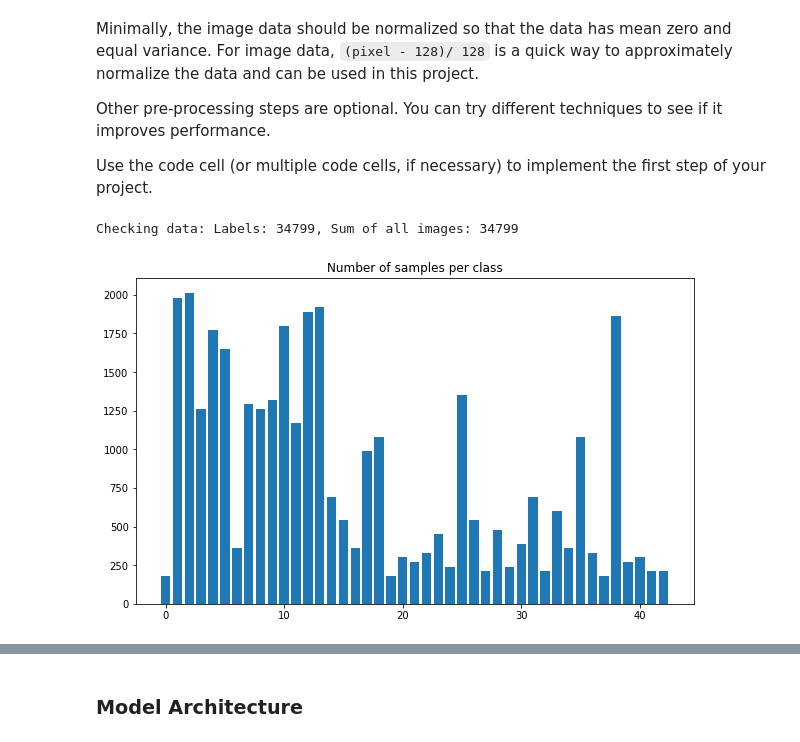
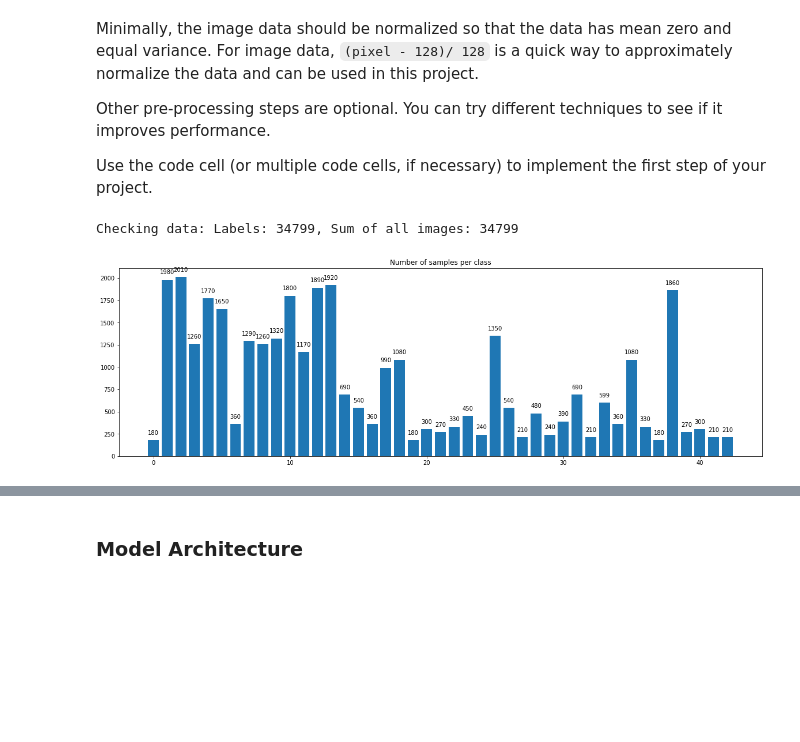
Before and after one commit to RenSilvaAU/CarND-Traffic-Sign-Classifier-Project, a Jupyter notebook: Traffic_Sign_Classifier.ipynb, the cells around one changed output, grey strips where cells are left out. Cells and saved outputs as stored; diff of their text form; code cells hidden in the pictures; blank space fills up the shorter version.

```diff
--- a/Traffic_Sign_Classifier.ipynb
+++ b/Traffic_Sign_Classifier.ipynb
@@ -224,36 +226,46 @@ Use the code cell (or multiple code cells, if necessary) to implement the first
 # %%
 import numpy as np
 
 
 ############################################################################################
-# Function to class imbalance
+# Function to check class balance/imbalance
 ############################################################################################
 
 def check_balance(images,labels,n_classes):
 
     class_balance = []
     for i in range(n_classes):
         class_balance.append(np.count_nonzero(labels==i))
 
     max_class = max(class_balance)
 
     print('Checking data: Labels: {}, Sum of all images: {}'.format(len(labels),sum(class_balance)))
 
-    plt.figure(figsize=(10,6))
+    plt.figure(figsize=(20,6))
     plt.bar(range(len(class_balance)),class_balance)
+    for x,y in zip(range(len(class_balance)),class_balance):
+
+        label = "{:3d}".format(y)
+
+        plt.annotate(label, # this is the text
+                     (x,y), # this is the point to label
+                     textcoords="offset points", # how to position the text
+                     xytext=(0,10), # distance from text to points (x,y)
+                     ha='center') # horizontal alignment can be left, right or center
+
     plt.title('Number of samples per class')
     plt.show()
 
     return class_balance
 
 
 # ------------------------------------------------------------------------------------------
 # Call function
 # ------------------------------------------------------------------------------------------
 class_balance = check_balance(X_train,y_train,n_classes)
 # %% [output]
 Checking data: Labels: 34799, Sum of all images: 34799
-[figure, old version]
+[figure, new version]
 # %%
 from sklearn.utils import shuffle
 
```
Also changed, not shown: parts of 23 cells of this notebook, 42 other files.
